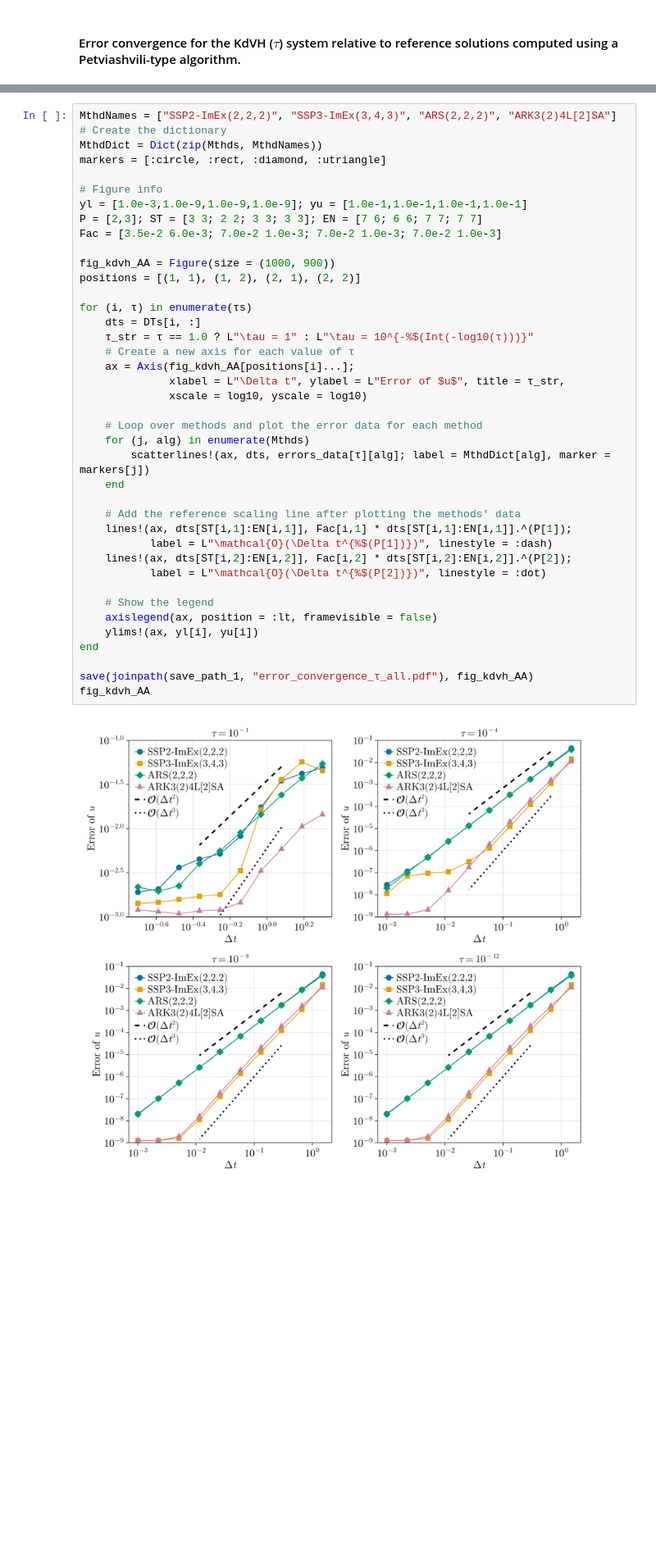
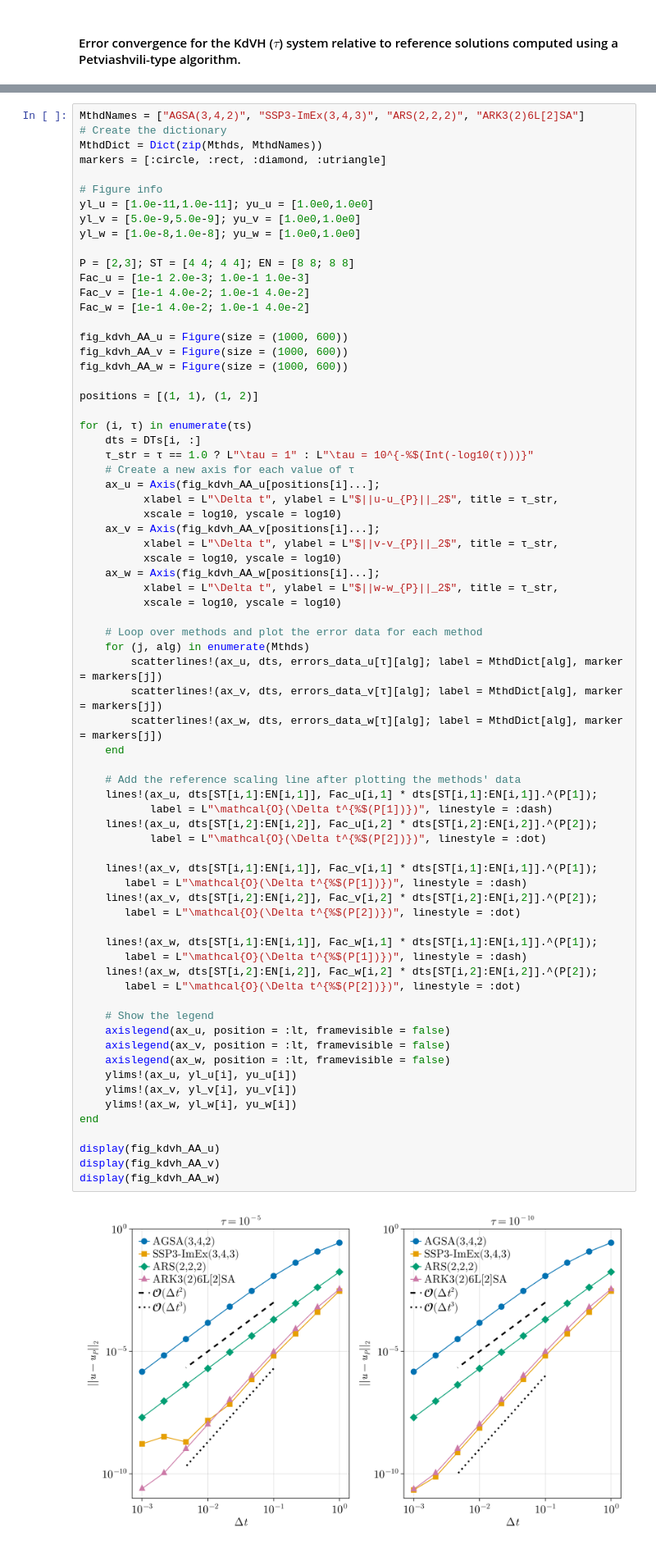
Before and after one commit to abhibsws/2024_kdvh_RR, a Jupyter notebook: figures_manuscript.ipynb, the cells around one changed output, grey strips where cells are left out. Shown at 82% size. Drawn from its saved outputs; the diff is of its cells as text; blank space fills up the shorter version.

```diff
--- a/figures_manuscript.ipynb
+++ b/figures_manuscript.ipynb
@@ -803,42 +792,73 @@ end
 # %%
-MthdNames = ["SSP2-ImEx(2,2,2)", "SSP3-ImEx(3,4,3)", "ARS(2,2,2)", "ARK3(2)4L[2]SA"]
+MthdNames = ["AGSA(3,4,2)", "SSP3-ImEx(3,4,3)", "ARS(2,2,2)", "ARK3(2)6L[2]SA"]
 # Create the dictionary
 MthdDict = Dict(zip(Mthds, MthdNames))
 markers = [:circle, :rect, :diamond, :utriangle]
 
 # Figure info
-yl = [1.0e-3,1.0e-9,1.0e-9,1.0e-9]; yu = [1.0e-1,1.0e-1,1.0e-1,1.0e-1]
-P = [2,3]; ST = [3 3; 2 2; 3 3; 3 3]; EN = [7 6; 6 6; 7 7; 7 7]
-Fac = [3.5e-2 6.0e-3; 7.0e-2 1.0e-3; 7.0e-2 1.0e-3; 7.0e-2 1.0e-3]
+yl_u = [1.0e-11,1.0e-11]; yu_u = [1.0e0,1.0e0]
+yl_v = [5.0e-9,5.0e-9]; yu_v = [1.0e0,1.0e0]
+yl_w = [1.0e-8,1.0e-8]; yu_w = [1.0e0,1.0e0]
 
-fig_kdvh_AA = Figure(size = (1000, 900))
-positions = [(1, 1), (1, 2), (2, 1), (2, 2)]
+P = [2,3]; ST = [4 4; 4 4]; EN = [8 8; 8 8]
+Fac_u = [1e-1 2.0e-3; 1.0e-1 1.0e-3]
+Fac_v = [1e-1 4.0e-2; 1.0e-1 4.0e-2]
+Fac_w = [1e-1 4.0e-2; 1.0e-1 4.0e-2]
+
+fig_kdvh_AA_u = Figure(size = (1000, 600))
+fig_kdvh_AA_v = Figure(size = (1000, 600))
+fig_kdvh_AA_w = Figure(size = (1000, 600))
+
+positions = [(1, 1), (1, 2)]
 
 for (i, τ) in enumerate(τs)
     dts = DTs[i, :]
     τ_str = τ == 1.0 ? L"\tau = 1" : L"\tau = 10^{-%$(Int(-log10(τ)))}"
     # Create a new axis for each value of τ
-    ax = Axis(fig_kdvh_AA[positions[i]...];
-              xlabel = L"\Delta t", ylabel = L"Error of $u$", title = τ_str,
-              xscale = log10, yscale = log10)
+    ax_u = Axis(fig_kdvh_AA_u[positions[i]...];
+          xlabel = L"\Delta t", ylabel = L"$||u-u_{P}||_2$", title = τ_str,
+          xscale = log10, yscale = log10)
+    ax_v = Axis(fig_kdvh_AA_v[positions[i]...];
+          xlabel = L"\Delta t", ylabel = L"$||v-v_{P}||_2$", title = τ_str,
+          xscale = log10, yscale = log10)
+    ax_w = Axis(fig_kdvh_AA_w[positions[i]...];
+          xlabel = L"\Delta t", ylabel = L"$||w-w_{P}||_2$", title = τ_str,
+          xscale = log10, yscale = log10)
 
     # Loop over methods and plot the error data for each method
     for (j, alg) in enumerate(Mthds)
-        scatterlines!(ax, dts, errors_data[τ][alg]; label = MthdDict[alg], marker = markers[j])
+        scatterlines!(ax_u, dts, errors_data_u[τ][alg]; label = MthdDict[alg], marker = markers[j])
+        scatterlines!(ax_v, dts, errors_data_v[τ][alg]; label = MthdDict[alg], marker = markers[j])
+        scatterlines!(ax_w, dts, errors_data_w[τ][alg]; label = MthdDict[alg], marker = markers[j])
     end
 
     # Add the reference scaling line after plotting the methods' data
-    lines!(ax, dts[ST[i,1]:EN[i,1]], Fac[i,1] * dts[ST[i,1]:EN[i,1]].^(P[1]);
+    lines!(ax_u, dts[ST[i,1]:EN[i,1]], Fac_u[i,1] * dts[ST[i,1]:EN[i,1]].^(P[1]);
            label = L"\mathcal{O}(\Delta t^{%$(P[1])})", linestyle = :dash)
-    lines!(ax, dts[ST[i,2]:EN[i,2]], Fac[i,2] * dts[ST[i,2]:EN[i,2]].^(P[2]);
+    lines!(ax_u, dts[ST[i,2]:EN[i,2]], Fac_u[i,2] * dts[ST[i,2]:EN[i,2]].^(P[2]);
            label = L"\mathcal{O}(\Delta t^{%$(P[2])})", linestyle = :dot)
 
+    lines!(ax_v, dts[ST[i,1]:EN[i,1]], Fac_v[i,1] * dts[ST[i,1]:EN[i,1]].^(P[1]);
+       label = L"\mathcal{O}(\Delta t^{%$(P[1])})", linestyle = :dash)
+    lines!(ax_v, dts[ST[i,2]:EN[i,2]], Fac_v[i,2] * dts[ST[i,2]:EN[i,2]].^(P[2]);
+       label = L"\mathcal{O}(\Delta t^{%$(P[2])})", linestyle = :dot)
+
+    lines!(ax_w, dts[ST[i,1]:EN[i,1]], Fac_w[i,1] * dts[ST[i,1]:EN[i,1]].^(P[1]);
+       label = L"\mathcal{O}(\Delta t^{%$(P[1])})", linestyle = :dash)
+    lines!(ax_w, dts[ST[i,2]:EN[i,2]], Fac_w[i,2] * dts[ST[i,2]:EN[i,2]].^(P[2]);
+       label = L"\mathcal{O}(\Delta t^{%$(P[2])})", linestyle = :dot)
+
     # Show the legend
-    axislegend(ax, position = :lt, framevisible = false)
-    ylims!(ax, yl[i], yu[i])
+    axislegend(ax_u, position = :lt, framevisible = false)
+    axislegend(ax_v, position = :lt, framevisible = false)
+    axislegend(ax_w, position = :lt, framevisible = false)
+    ylims!(ax_u, yl_u[i], yu_u[i])
+    ylims!(ax_v, yl_v[i], yu_v[i])
+    ylims!(ax_w, yl_w[i], yu_w[i])
 end
 
-save(joinpath(save_path_1, "error_convergence_τ_all.pdf"), fig_kdvh_AA)
-fig_kdvh_AA
+display(fig_kdvh_AA_u)
+display(fig_kdvh_AA_v)
+display(fig_kdvh_AA_w)
 # %% [output]
-[figure, old version]
+[figure, new version]
```
Also changed, not shown: parts of 25 cells of this notebook, 23 other files.
